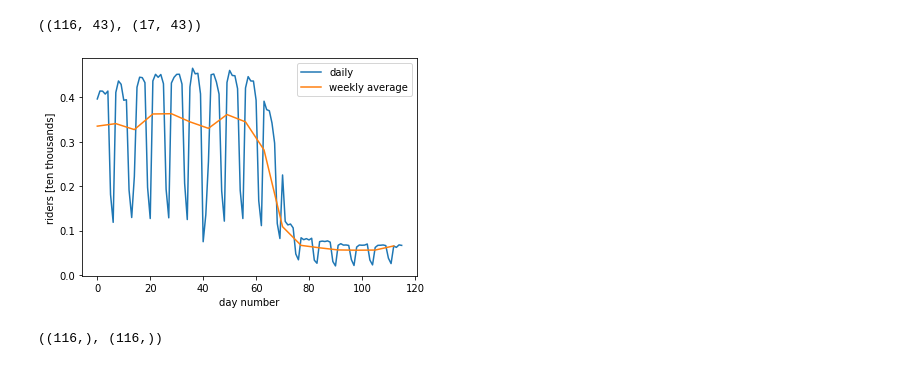
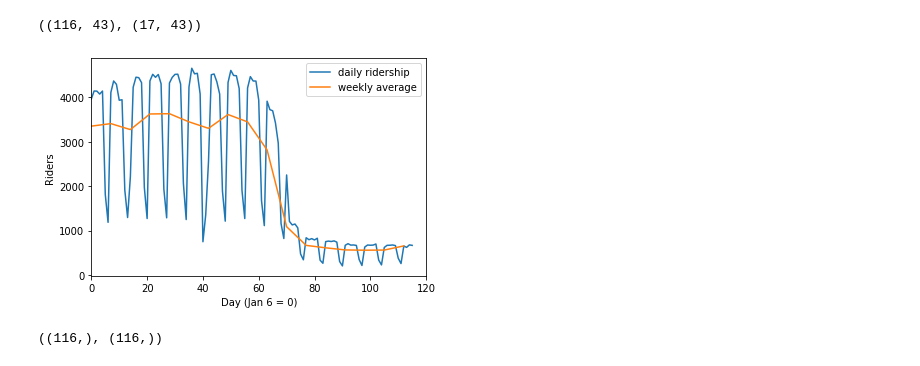
Before and after one commit to samaygarg/cp101, a Jupyter notebook: cp101_assignment3_regression.ipynb, the cells around one changed output. Saved outputs shown, nothing was run; the diff lists cells and outputs as text; code cells hidden in the pictures.

```diff
--- a/cp101_assignment3_regression.ipynb
+++ b/cp101_assignment3_regression.ipynb
@@ -116,13 +118,14 @@ daily.shape, weekly.shape
 # %%
 # fig, ax = plt.subplots(figsize=(5,3), dpi=600)
 fig, ax = plt.subplots()
-ax.plot(days, daily['RM'], label='daily');
-ax.plot(weeks*7, weekly['RM'], label='weekly average');
-ax.set_xlabel('day number')
-ax.set_ylabel('riders [ten thousands]')
+ax.plot(days, daily['RM']*10000, label='daily ridership');
+ax.plot(weeks*7, weekly['RM']*10000, label='weekly average');
+ax.set_xlabel('Day (Jan 6 = 0)')
+ax.set_ylabel('Riders')
+ax.set_xlim((0,120))
 ax.legend();
 # %% [output]
-[figure, old version]
+[figure, new version]
 # %%
 daynum = np.array(days)
 richmond_day = np.array(daily['RM'])
```
Also changed, not shown: parts of 31 cells of this notebook.
